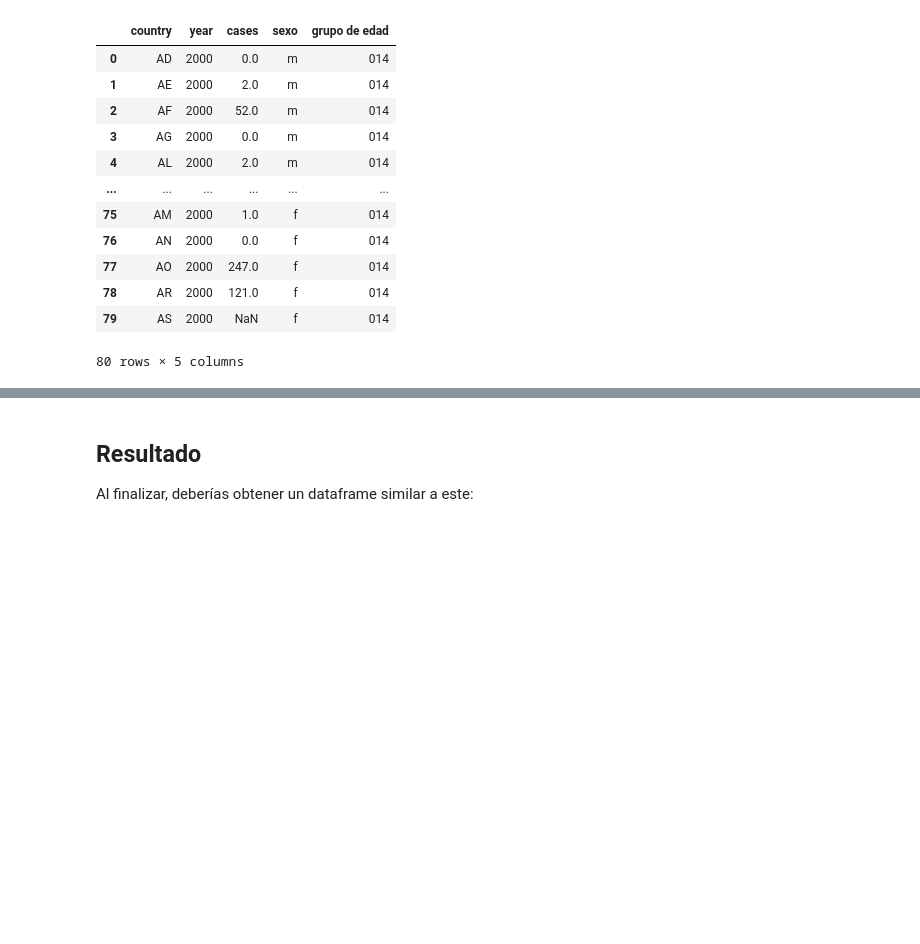
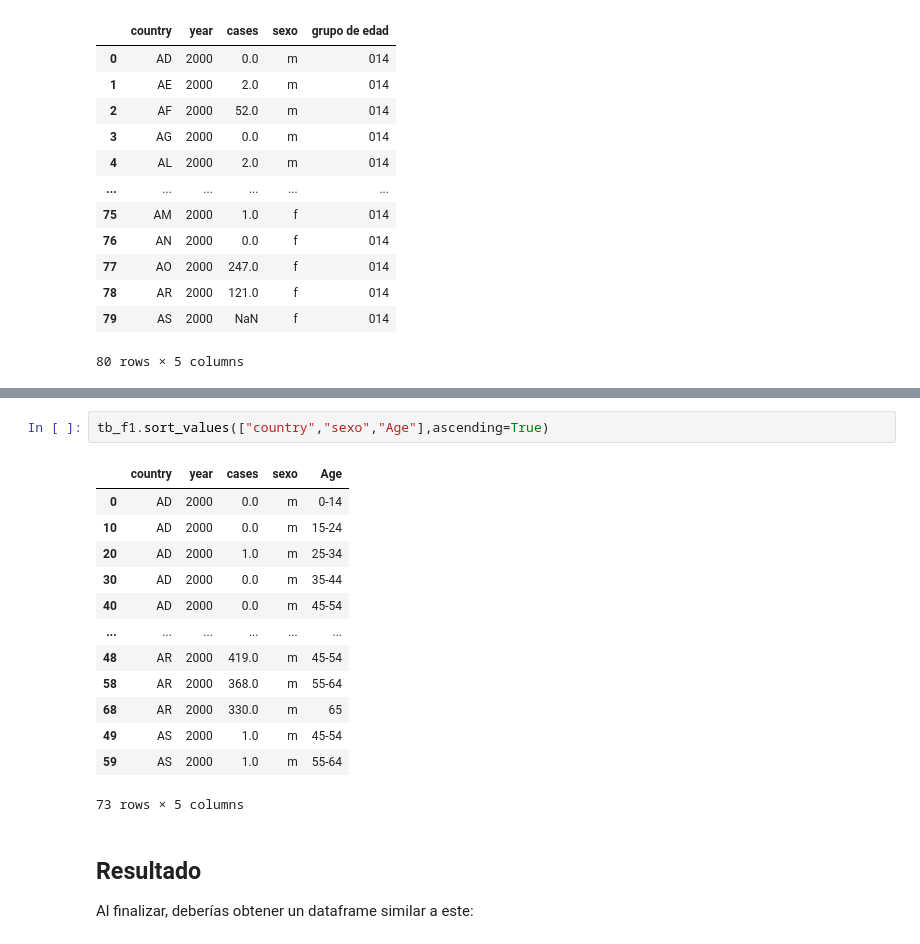
Before and after one commit to SABRIS13/Introduction-to-Data-Science, a Jupyter notebook: Reto/TidyData2_1.ipynb, the cells around one changed output, grey strips where cells are left out. Saved outputs shown, nothing was run; the diff lists cells and outputs as text; blank space fills up the shorter version.

```diff
--- a/Reto/TidyData2_1.ipynb
+++ b/Reto/TidyData2_1.ipynb
@@ -163,3 +165,19 @@ tb2_age.sort_values(["Age"], ascending=False)
+# %%
+tb_f1.sort_values(["country","sexo","Age"],ascending=True)
+# %% [output]
+|  | country | year | cases | sexo | Age |
+| 0 | AD | 2000 | 0.0 | m | 0-14 |
+| 10 | AD | 2000 | 0.0 | m | 15-24 |
+| 20 | AD | 2000 | 1.0 | m | 25-34 |
+| 30 | AD | 2000 | 0.0 | m | 35-44 |
+| 40 | AD | 2000 | 0.0 | m | 45-54 |
+| ... | ... | ... | ... | ... | ... |
+| 48 | AR | 2000 | 419.0 | m | 45-54 |
+| 58 | AR | 2000 | 368.0 | m | 55-64 |
+| 68 | AR | 2000 | 330.0 | m | 65 |
+| 49 | AS | 2000 | 1.0 | m | 45-54 |
+| 59 | AS | 2000 | 1.0 | m | 55-64 |
+73 rows × 5 columns
 # %% [markdown]
 ## Resultado
 Al finalizar, deberías obtener un dataframe similar a este:
```
Also changed, not shown: parts of 8 cells of this notebook.
